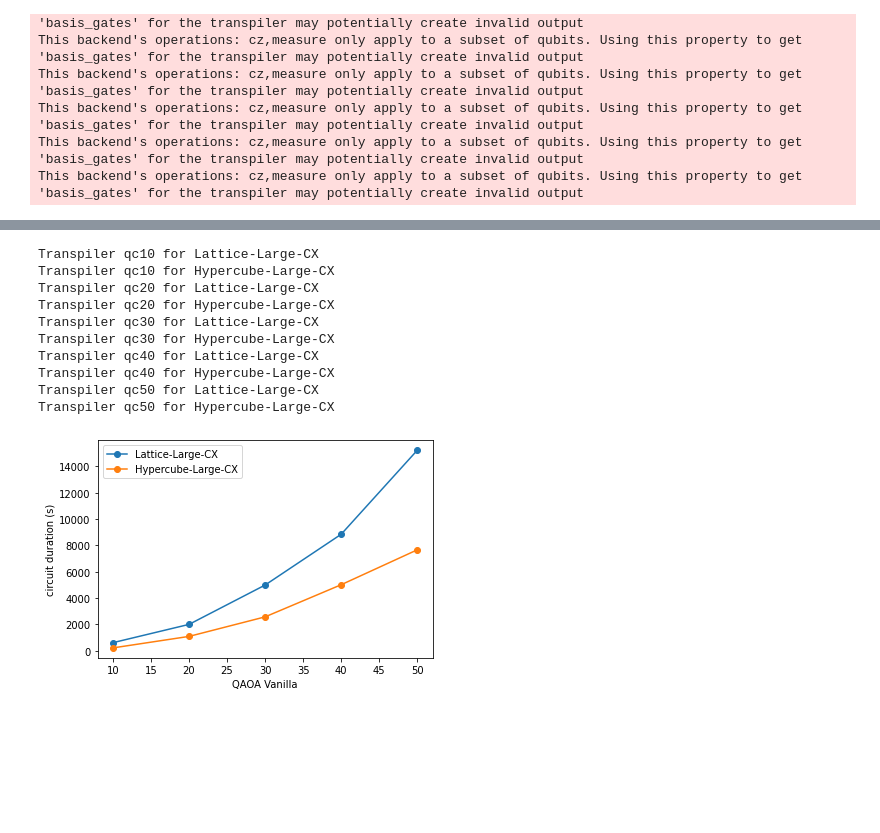
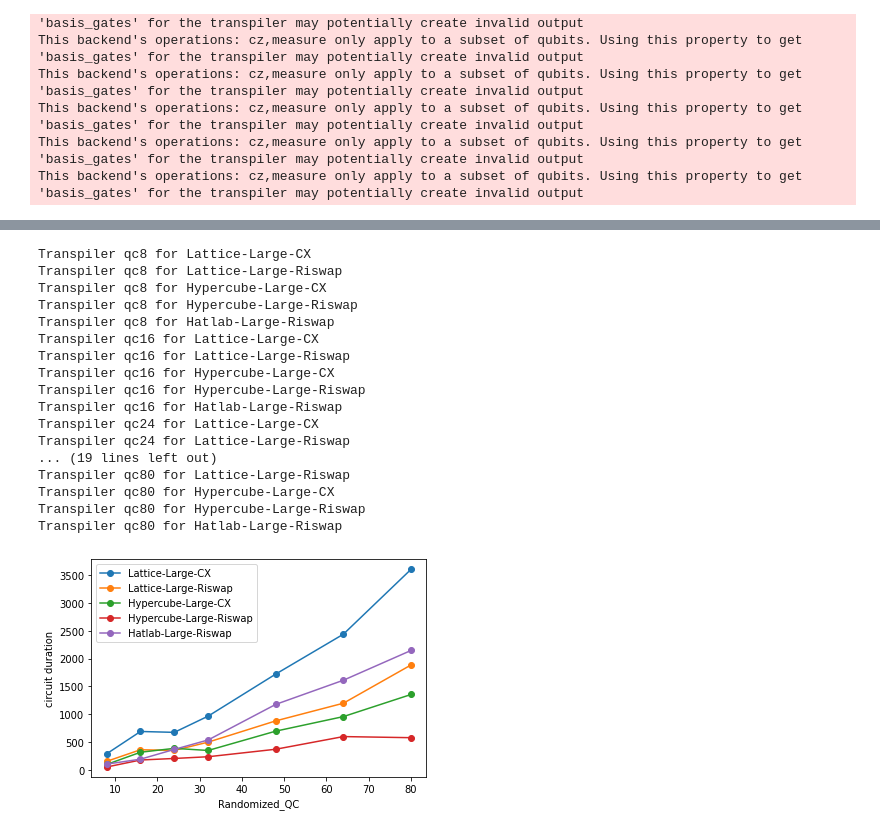
Before and after one commit to Pitt-JonesLab/clonk_transpilation, a Jupyter notebook: benchmark_suite/main.ipynb, the cells around one changed output, grey strips where cells are left out. Saved outputs shown, nothing was run; the diff lists cells and outputs as text; code cells hidden in the pictures; blank space fills up the shorter version.

```diff
--- a/benchmark_suite/main.ipynb
+++ b/benchmark_suite/main.ipynb
@@ -117,20 +128,20 @@ label = "Lattice-Large-Riswap"
 backends[label] = BackendTranspilerBenchmark(backend_lattice, pm_lattice, label)
 
 #Large Hypercubes
-backend_hypercube = FakeHyperCubeV2(6, twoqubitgate="cx")
+backend_hypercube = FakeHyperCubeV2(7, twoqubitgate="cx")
 pm_hypercube = level_0_pass_manager(backend_hypercube, basis_gate="cx")
 label = "Hypercube-Large-CX"
 backends[label] = BackendTranspilerBenchmark(backend_hypercube, pm_hypercube, label)
 
-backend_hypercube = FakeHyperCubeV2(6, twoqubitgate="riswap")
-pm_hypercube = level_0_pass_manager(backend_hypercube, basis_gate="riswap")
+backend_hypercube = FakeHyperCubeV2(7, twoqubitgate="riswap")
+pm_hypercube = level_0_pass_manager(backend_hypercube, basis_gate="riswap", critical_path=True)
 label = "Hypercube-Large-Riswap"
 backends[label] = BackendTranspilerBenchmark(backend_hypercube, pm_hypercube, label)
 
 #Large Hatlab
 backend_hatlab = FakeHatlab(dimension=2, router_as_qubits=True)
-pm_hatlab = level_0_pass_manager(backend_hatlab, basis_gate="riswap")
-label = "Hatlab-Riswap-Large"
+pm_hatlab = level_0_pass_manager(backend_hatlab, basis_gate="riswap", critical_path=True)
+label = "Hatlab-Large-Riswap"
 backends[label] = BackendTranspilerBenchmark(backend_hatlab, pm_hatlab, label)
 
 large_backends = [backend[1] for backend in backends.items() if "Large" in backend[0]]
@@ -143,3 +154,15 @@ This backend's operations: cz,measure only apply to a subset of qubits. Using th
 This backend's operations: cz,measure only apply to a subset of qubits. Using this property to get 'basis_gates' for the transpiler may potentially create invalid output
 This backend's operations: cz,measure only apply to a subset of qubits. Using this property to get 'basis_gates' for the transpiler may potentially create invalid output
 This backend's operations: cz,measure only apply to a subset of qubits. Using this property to get 'basis_gates' for the transpiler may potentially create invalid output
+# %%
+from mock_backend.backend_analysis_pass import TopologyAnalysis
+from qiskit.transpiler.passmanager import PassManager
+from qiskit import QuantumCircuit
+qc = QuantumCircuit(1)
+for backend_label, backend_obj in backends.items():
+    print(backend_label)
+    pm1 = PassManager(TopologyAnalysis(backend_obj.backend))
+    pm1.run(qc)
+    for key, value in pm1.property_set.items():
+        print(key,value)
+    print()
@@ -172,4 +213,11 @@ def benchmark(backends, circuit_generator, q_range=None):
     plt.xlabel(circuit_generator.label)
     plt.ylabel("circuit duration")
     plt.legend()
-    plt.savefig(f"images/large_{circuit_generator.label}")
+
+    #savefig
+    filename = f"images/large_{circuit_generator.label}"
+    import os
+    i = 0
+    while os.path.exists('{}{:d}.png'.format(filename, i)):
+        i += 1
+    plt.savefig('{}{:d}.png'.format(filename, i), facecolor='white')
@@ -199,16 +309,23 @@ Transpiler qc40 for Lattice-Large-CX
 # %%
-circuit_gen = circuits["QAOA Vanilla"]
-benchmark(backends=large_backends, circuit_generator=circuit_gen, q_range=[10, 20, 30, 40, 50])
+circuit_gen = circuits["Randomized_QC"]
+benchmark(backends=large_backends, circuit_generator=circuit_gen)
 # %% [output]
-Transpiler qc10 for Lattice-Large-CX
-Transpiler qc10 for Hypercube-Large-CX
-Transpiler qc20 for Lattice-Large-CX
-Transpiler qc20 for Hypercube-Large-CX
-Transpiler qc30 for Lattice-Large-CX
-Transpiler qc30 for Hypercube-Large-CX
-Transpiler qc40 for Lattice-Large-CX
-Transpiler qc40 for Hypercube-Large-CX
-Transpiler qc50 for Lattice-Large-CX
-Transpiler qc50 for Hypercube-Large-CX
+Transpiler qc8 for Lattice-Large-CX
+Transpiler qc8 for Lattice-Large-Riswap
+Transpiler qc8 for Hypercube-Large-CX
+Transpiler qc8 for Hypercube-Large-Riswap
+Transpiler qc8 for Hatlab-Large-Riswap
+Transpiler qc16 for Lattice-Large-CX
+Transpiler qc16 for Lattice-Large-Riswap
+Transpiler qc16 for Hypercube-Large-CX
+Transpiler qc16 for Hypercube-Large-Riswap
+Transpiler qc16 for Hatlab-Large-Riswap
+Transpiler qc24 for Lattice-Large-CX
+Transpiler qc24 for Lattice-Large-Riswap
+... (19 lines left out)
+Transpiler qc80 for Lattice-Large-Riswap
+Transpiler qc80 for Hypercube-Large-CX
+Transpiler qc80 for Hypercube-Large-Riswap
+Transpiler qc80 for Hatlab-Large-Riswap
-[figure, old version]
+[figure, new version]
 # %%
```
Also changed, not shown: parts of 12 cells of this notebook, 18 other files.
